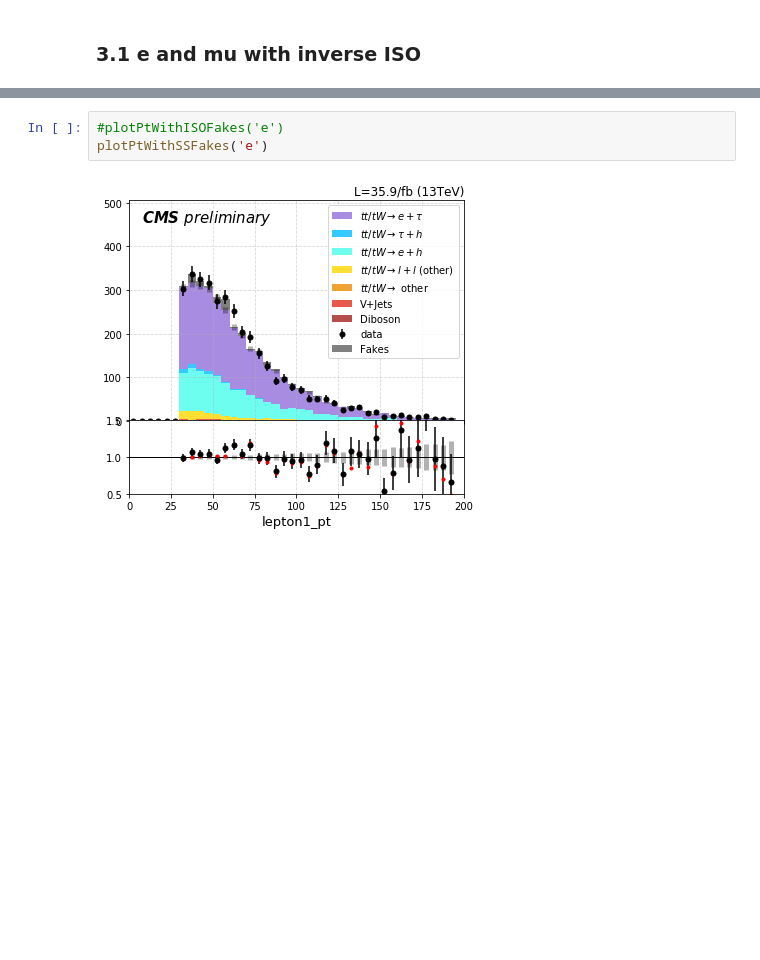
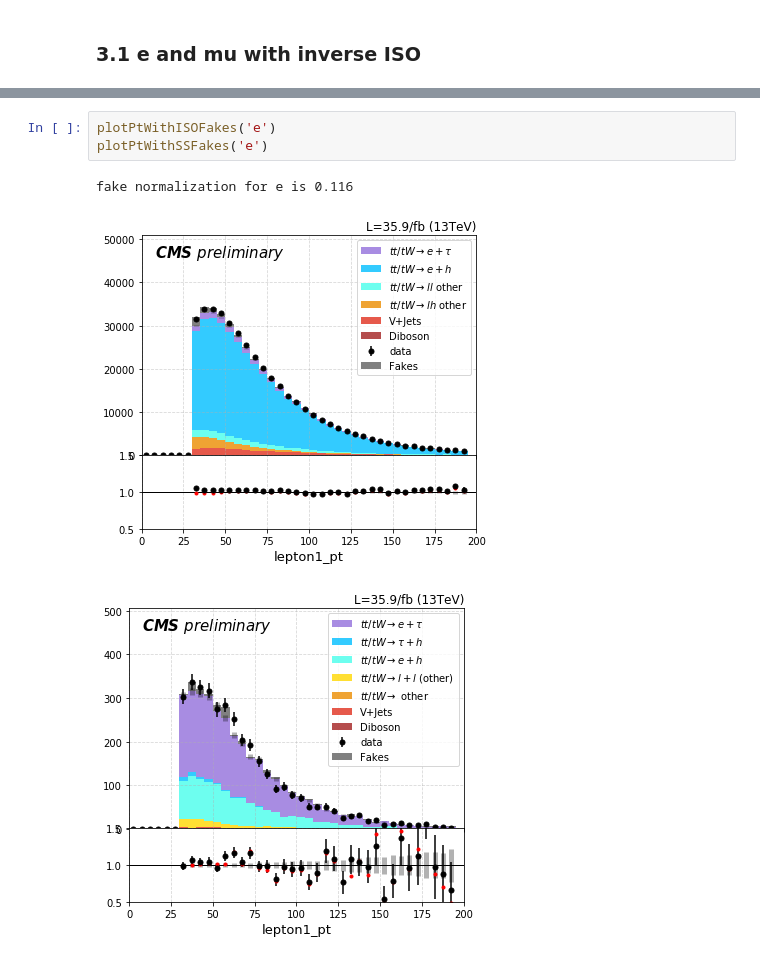
Before and after one commit to ZihengChen/WBranchingFaction, a Jupyter notebook: notebooks/ju_measureFakeRate.ipynb, the cells around one changed output, grey strips where cells are left out. Drawn from its saved outputs; the diff is of its cells as text; blank space fills up the shorter version.

```diff
--- a/notebooks/ju_measureFakeRate.ipynb
+++ b/notebooks/ju_measureFakeRate.ipynb
@@ -294,9 +298,11 @@ def plotPtWithSSFakes(tr):
     #plt.close()
 # %%
-#plotPtWithISOFakes('e')
+plotPtWithISOFakes('e')
 plotPtWithSSFakes('e')
 # %% [output]
+fake normalization for e is 0.116
-[figure, old version]
+[figure, new version]
+[figure, added]
 # %%
 #plotPtWithISOFakes('mu')
 plotPtWithSSFakes('mu')
```
Also changed, not shown: parts of 5 cells of this notebook, 3 other files.
